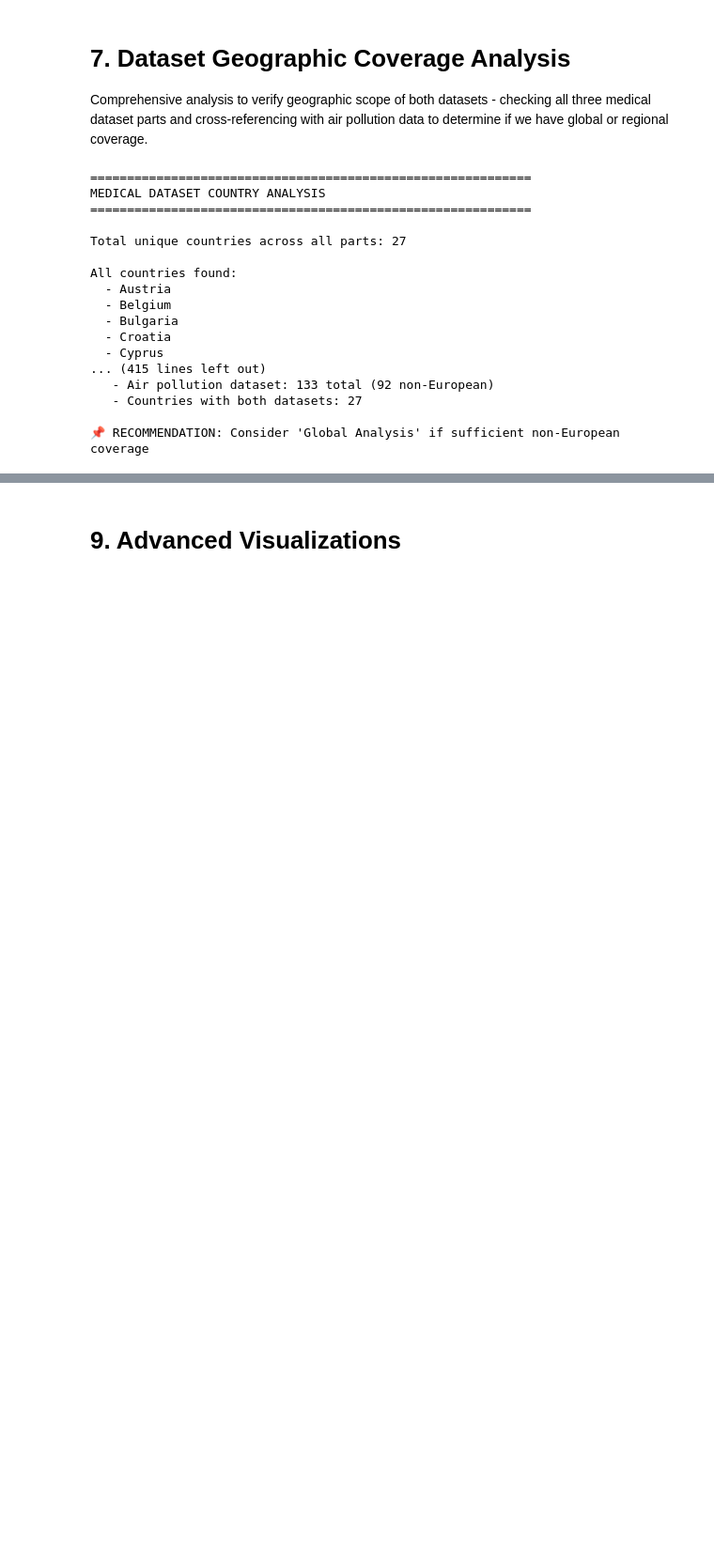
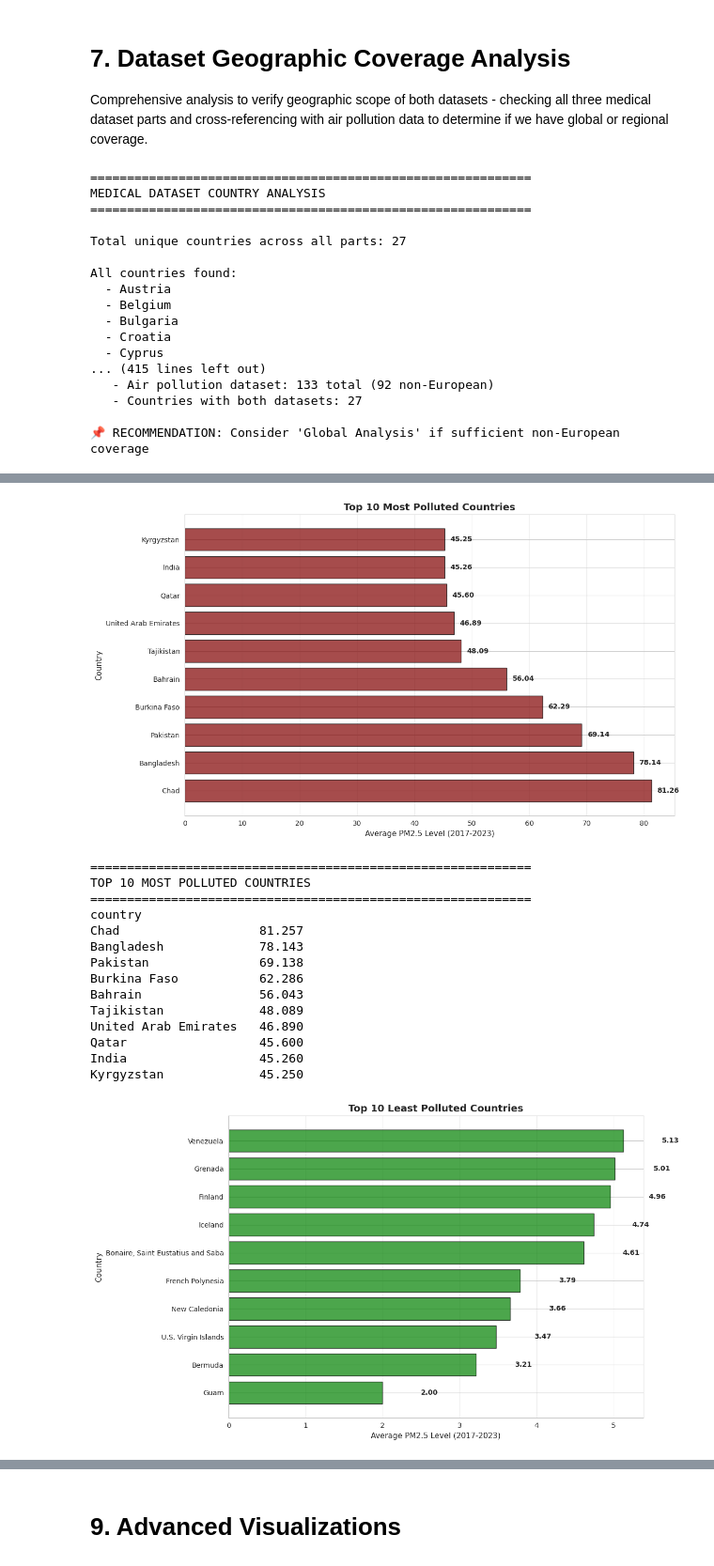
Before and after one commit to Sanaullah-Turab/global-lung-cancer-analysis, a Jupyter notebook: notebooks/LungCancer-Analysis.ipynb, the cells around one changed output, grey strips where cells are left out. Shown at 94% size. Cells and saved outputs as stored; diff of their text form; code cells hidden in the pictures; blank space fills up the shorter version.

```diff
--- a/notebooks/LungCancer-Analysis.ipynb
+++ b/notebooks/LungCancer-Analysis.ipynb
@@ -807,0 +926,66 @@ BMI by Survival (Normalized 0-1 scale):
+# %%
+# 8.5 Air Pollution Dataset - Geographic Distribution
+country_avg_pollution = df_pollution.groupby('country')[year_cols].mean().mean(axis=1).sort_values(ascending=False)
+
+# Top 10 most polluted countries
+top10_polluted = country_avg_pollution.head(10)
+
+plt.figure(figsize=(12, 7))
+plt.barh(range(len(top10_polluted)), top10_polluted.values, color='maroon', edgecolor='black', alpha=0.7)
+plt.yticks(range(len(top10_polluted)), top10_polluted.index)
+plt.xlabel('Average PM2.5 Level (2017-2023)', fontsize=11)
+plt.ylabel('Country', fontsize=11)
+plt.title('Top 10 Most Polluted Countries', fontsize=14, fontweight='bold')
+plt.grid(axis='x', alpha=0.3)
+
+# Add value labels
+for i, v in enumerate(top10_polluted.values):
+    plt.text(v + 1, i, f'{v:.2f}', va='center', fontweight='bold')
+
+plt.tight_layout()
+plt.show()
+
+print("\n" + "="*60)
+print("TOP 10 MOST POLLUTED COUNTRIES")
+print("="*60)
+print(top10_polluted.to_string())
+
+# Bottom 10 least polluted countries
+bottom10_polluted = country_avg_pollution.tail(10).sort_values(ascending=True)
+
+plt.figure(figsize=(12, 7))
+plt.barh(range(len(bottom10_polluted)), bottom10_polluted.values, color='green', edgecolor='black', alpha=0.7)
+plt.yticks(range(len(bottom10_polluted)), bottom10_polluted.index)
+plt.xlabel('Average PM2.5 Level (2017-2023)', fontsize=11)
+plt.ylabel('Country', fontsize=11)
+plt.title('Top 10 Least Polluted Countries', fontsize=14, fontweight='bold')
+plt.grid(axis='x', alpha=0.3)
+
+# Add value labels
+for i, v in enumerate(bottom10_polluted.values):
+    plt.text(v + 0.5, i, f'{v:.2f}', va='center', fontweight='bold')
+
+plt.tight_layout()
+plt.show()
+
+print("\n" + "="*60)
+print("TOP 10 LEAST POLLUTED COUNTRIES")
+print("="*60)
+print(bottom10_polluted.to_string())
+# %% [output]
+[figure, added]
+============================================================
+TOP 10 MOST POLLUTED COUNTRIES
+============================================================
+country
+Chad                   81.257
+Bangladesh             78.143
+Pakistan               69.138
+Burkina Faso           62.286
+Bahrain                56.043
+Tajikistan             48.089
+United Arab Emirates   46.890
+Qatar                  45.600
+India                  45.260
+Kyrgyzstan             45.250
+[figure, added]
```
Also changed, not shown: parts of 14 cells of this notebook.
